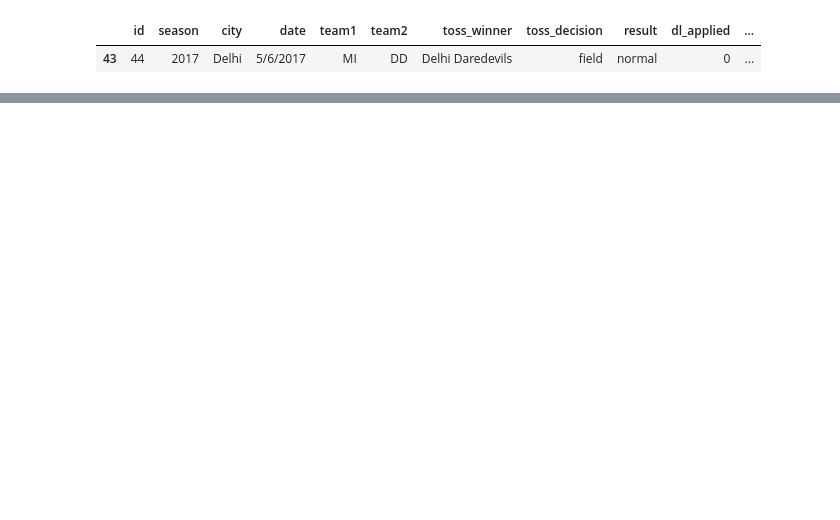
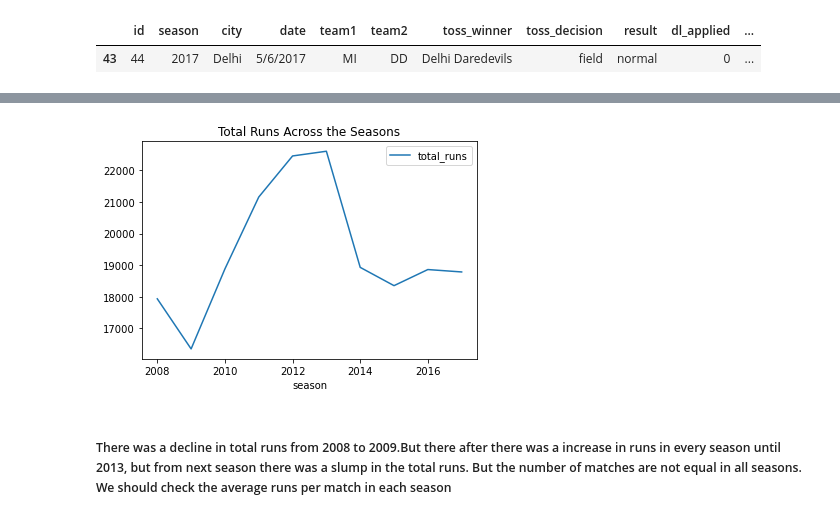
Before and after one commit to Data-Analysis-Projects-Udemy/Project-5-IPL-Data-Analysis-, a Jupyter notebook: IPL_matches.ipynb, the cells around one changed output, grey strips where cells are left out. Saved outputs shown, nothing was run; the diff lists cells and outputs as text; code cells hidden in the pictures; blank space fills up the shorter version.

```diff
--- a/IPL_matches.ipynb
+++ b/IPL_matches.ipynb
@@ -141,0 +297,3 @@ df[df['win_by_wickets']==df['win_by_wickets'].max()]
+# %%
+df2=pd.read_csv('./data/deliveries.csv')
+df2.head()
@@ -141,0 +308,3 @@ df[df['win_by_wickets']==df['win_by_wickets'].max()]
+# %%
+season=df[['id','season']].merge(df2, left_on = 'id', right_on = 'match_id', how = 'left').drop('id', axis = 1)
+season
@@ -141,0 +325,9 @@ df[df['win_by_wickets']==df['win_by_wickets'].max()]
+# %%
+season=season.groupby(['season'])['total_runs'].sum().reset_index()
+season.set_index('season').plot()
+plt.title('Total Runs Across the Seasons')
+plt.show()
+# %% [output]
+[figure, added]
+# %% [markdown]
+##### There was a decline in total runs from 2008 to 2009.But there after there was a  increase in runs in every season until 2013, but from next season there was a slump in the total runs. But the number of matches are not equal in all seasons. We should check the average runs per match in each season
```
Also changed, not shown: parts of 49 cells of this notebook, 4 other files.
